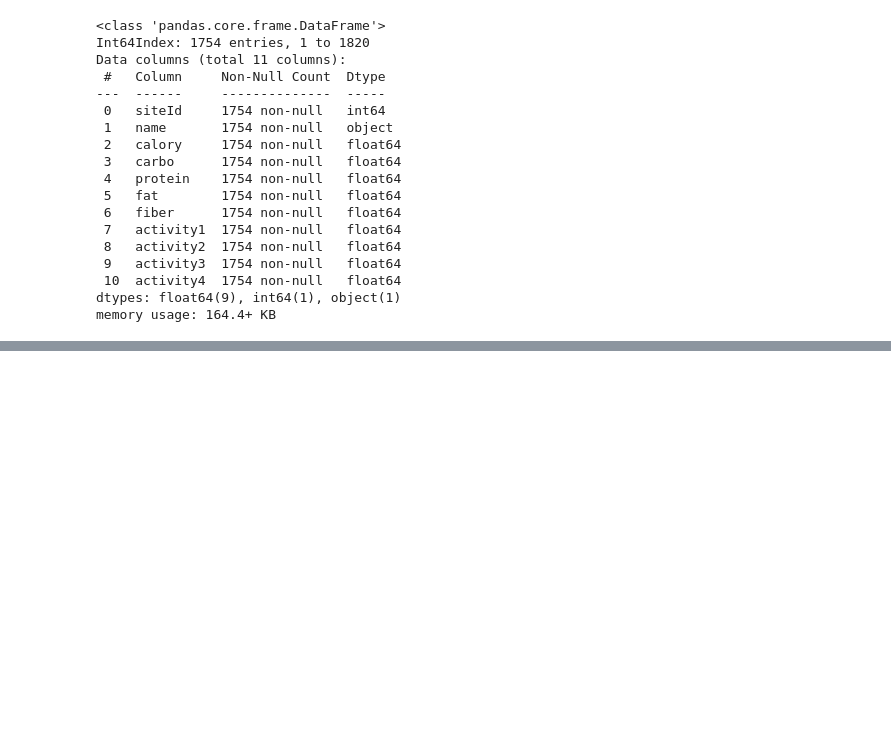
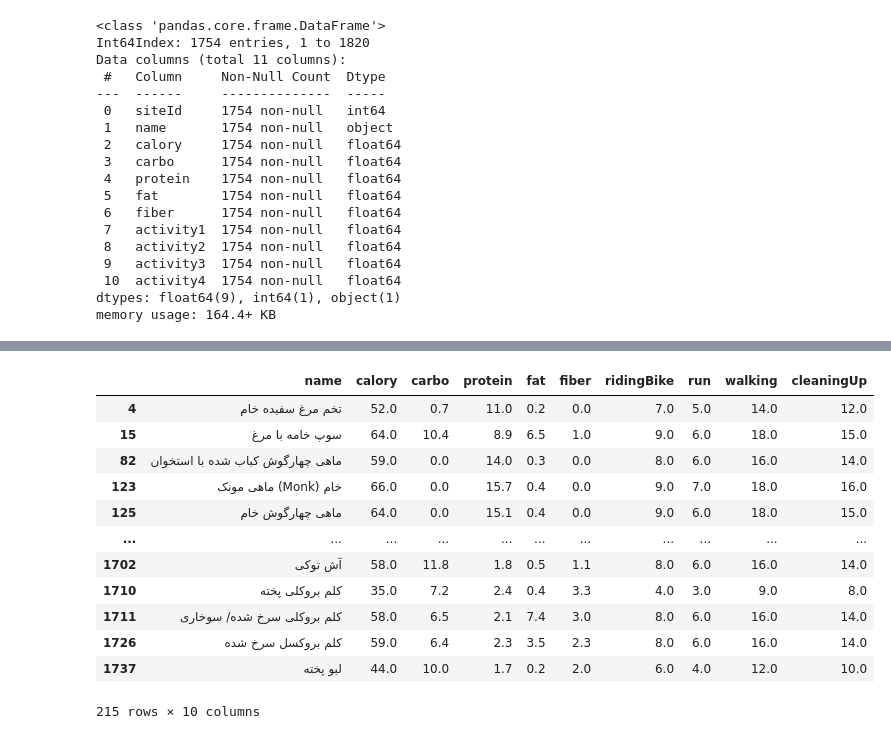
Before and after one commit to saeidEmadi/scrapeForMankan, a Jupyter notebook: MankanResults.ipynb, the cells around one changed output, grey strips where cells are left out. Drawn from its saved outputs; the diff is of its cells as text; code cells hidden in the pictures; blank space fills up the shorter version.

```diff
--- a/MankanResults.ipynb
+++ b/MankanResults.ipynb
@@ -268,0 +210,9 @@ data.loc[(data['calory'] < 100) & (data['fiber'] > 5)]
+# %%
+# rename Columns for activity names
+data.rename(columns = {'activity1' : 'ridingBike','activity2' : 'run','activity3' : 'walking','activity4' : 'cleaningUp'}\
+            , inplace = True)
+# %%
+# split train and test data (20% test data)
+x_activity = data.drop(['name','calory','carbo','protein','fat','fiber'],axis = 1)
+y_activity = data['calory']
+x_activity_train, x_activity_test, y_activity_train, y_activity_test = train_test_split(x_activity, y_activity, test_size = 0.2)
@@ -268,0 +238,22 @@ data.loc[(data['calory'] < 100) & (data['fiber'] > 5)]
+# %%
+# Predictive evaluation (activity and calory in dataset)
+beta = 30
+data.loc[(ridingBike + beta > data['ridingBike']) & (ridingBike - beta < data['ridingBike'])
+         & (run + beta > data['run']) & (run - beta < data['run'])
+         & (walking + beta > data['walking']) & (walking - beta < data['walking'])
+         & (cleaningUp + beta > data['cleaningUp']) & (cleaningUp - beta < data['cleaningUp'])
+         & (calory + (beta - beta/3) > data['calory']) & (calory - (beta - beta/3) < data['calory'])]
+# %% [output]
+|  | name | calory | carbo | protein | fat | fiber | ridingBike | run | walking | cleaningUp |
+| 4 | تخم مرغ سفیده خام | 52.0 | 0.7 | 11.0 | 0.2 | 0.0 | 7.0 | 5.0 | 14.0 | 12.0 |
+| 15 | سوپ خامه با مرغ | 64.0 | 10.4 | 8.9 | 6.5 | 1.0 | 9.0 | 6.0 | 18.0 | 15.0 |
+| 82 | ماهی چهارگوش کباب شده با استخوان | 59.0 | 0.0 | 14.0 | 0.3 | 0.0 | 8.0 | 6.0 | 16.0 | 14.0 |
+| 123 | ماهی مونک (Monk) خام | 66.0 | 0.0 | 15.7 | 0.4 | 0.0 | 9.0 | 7.0 | 18.0 | 16.0 |
+| 125 | ماهی چهارگوش خام | 64.0 | 0.0 | 15.1 | 0.4 | 0.0 | 9.0 | 6.0 | 18.0 | 15.0 |
+| ... | ... | ... | ... | ... | ... | ... | ... | ... | ... | ... |
+| 1702 | آش توکی | 58.0 | 11.8 | 1.8 | 0.5 | 1.1 | 8.0 | 6.0 | 16.0 | 14.0 |
+| 1710 | کلم بروکلی پخته | 35.0 | 7.2 | 2.4 | 0.4 | 3.3 | 4.0 | 3.0 | 9.0 | 8.0 |
+| 1711 | کلم بروکلی سرخ شده/ سوخاری | 58.0 | 6.5 | 2.1 | 7.4 | 3.0 | 8.0 | 6.0 | 16.0 | 14.0 |
+| 1726 | کلم بروکسل سرخ شده | 59.0 | 6.4 | 2.3 | 3.5 | 2.3 | 8.0 | 6.0 | 16.0 | 14.0 |
+| 1737 | لبو پخته | 44.0 | 10.0 | 1.7 | 0.2 | 2.0 | 6.0 | 4.0 | 12.0 | 10.0 |
+215 rows × 10 columns
```
Also changed, not shown: parts of 65 cells of this notebook.
